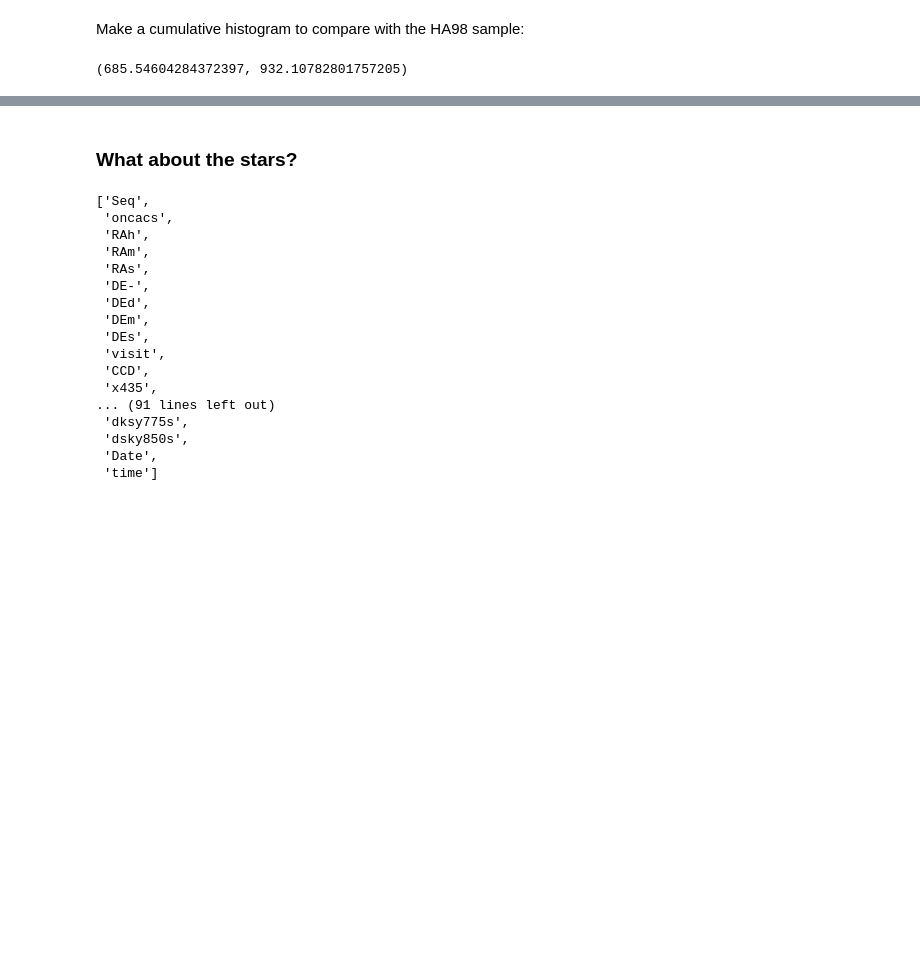
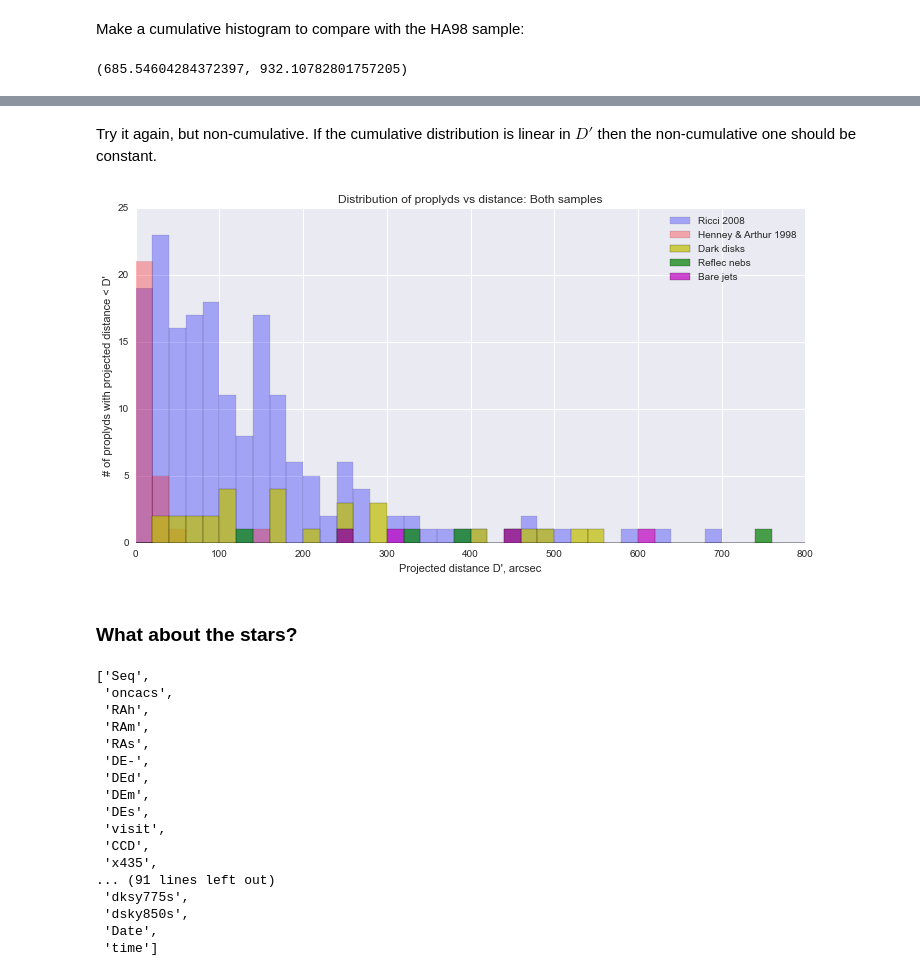
Before and after one commit to will-henney/bowshock-shape, a Jupyter notebook: Proplyd distribution.ipynb, the cells around one changed output, grey strips where cells are left out. Saved outputs shown, nothing was run; the diff lists cells and outputs as text; code cells hidden in the pictures; blank space fills up the shorter version.

```diff
--- a/Proplyd distribution.ipynb
+++ b/Proplyd distribution.ipynb
@@ -181,3 +181,20 @@ plt.gcf().savefig("proplyd-distance-distribution.pdf")
+# %% [markdown]
+Try it again, but non-cumulative.  If the cumulative distribution is linear in $D'$ then the non-cumulative one should be constant.
+# %%
+rmax = 800.0
+nbins = rmax//20
+_ = plt.hist(rdata["Dprime"][m], bins=nbins, range=(0, rmax), cumulative=False, color='b', alpha=0.3, label='Ricci 2008')
+_ = plt.hist(data["d"], bins=nbins, range=(0, rmax), cumulative=False, color='r', alpha=0.3, label='Henney & Arthur 1998')
+_ = plt.hist(rdata["Dprime"][md], bins=nbins, range=(0, rmax), cumulative=False, color='y', alpha=0.7, label='Dark disks')
+_ = plt.hist(rdata["Dprime"][mr], bins=nbins, range=(0, rmax), cumulative=False, color='g', alpha=0.7, label='Reflec nebs')
+_ = plt.hist(rdata["Dprime"][mj], bins=nbins, range=(0, rmax), cumulative=False, color='m', alpha=0.7, label='Bare jets')
+_ = plt.xlabel('Projected distance D\', arcsec')
+_ = plt.ylabel('# of proplyds with projected distance < D\'')
+_ = plt.title('Distribution of proplyds vs distance: Both samples')
+plt.legend(loc='upper right')
+plt.gcf().set_size_inches(12, 6)
+# %% [output]
+[figure, added]
 # %% [markdown]
 ### What about the stars?
 # %%
```
Also changed, not shown: parts of 15 cells of this notebook, 1 other file.
